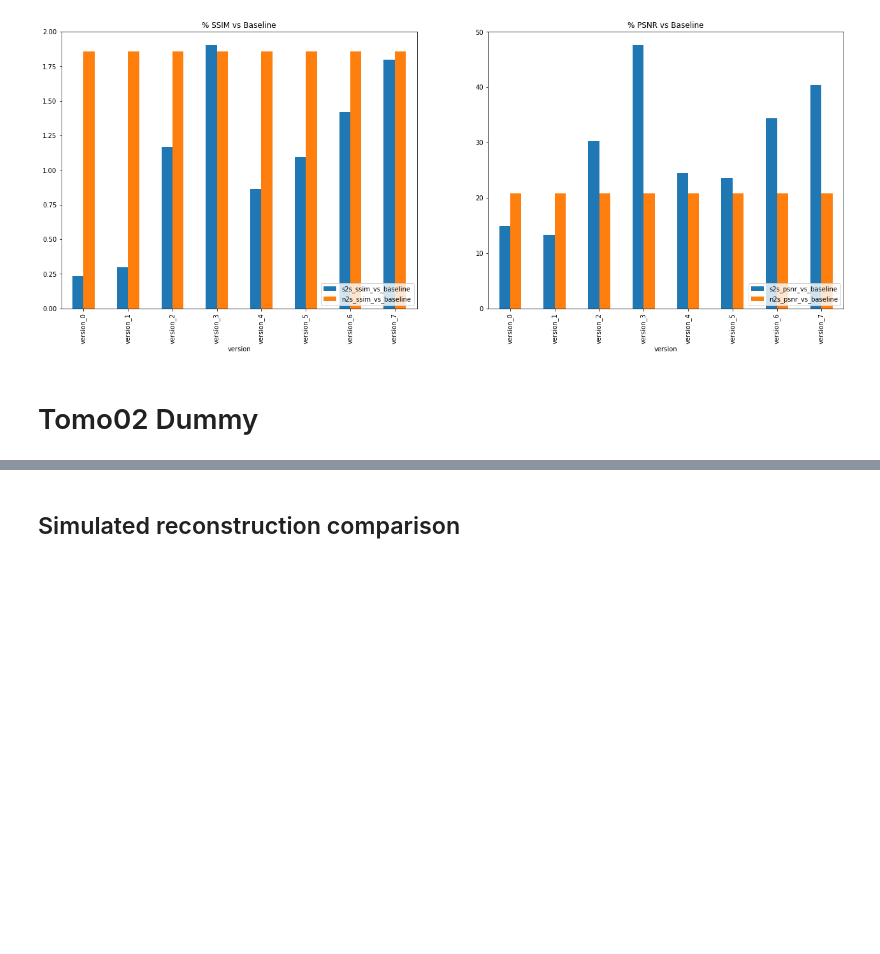
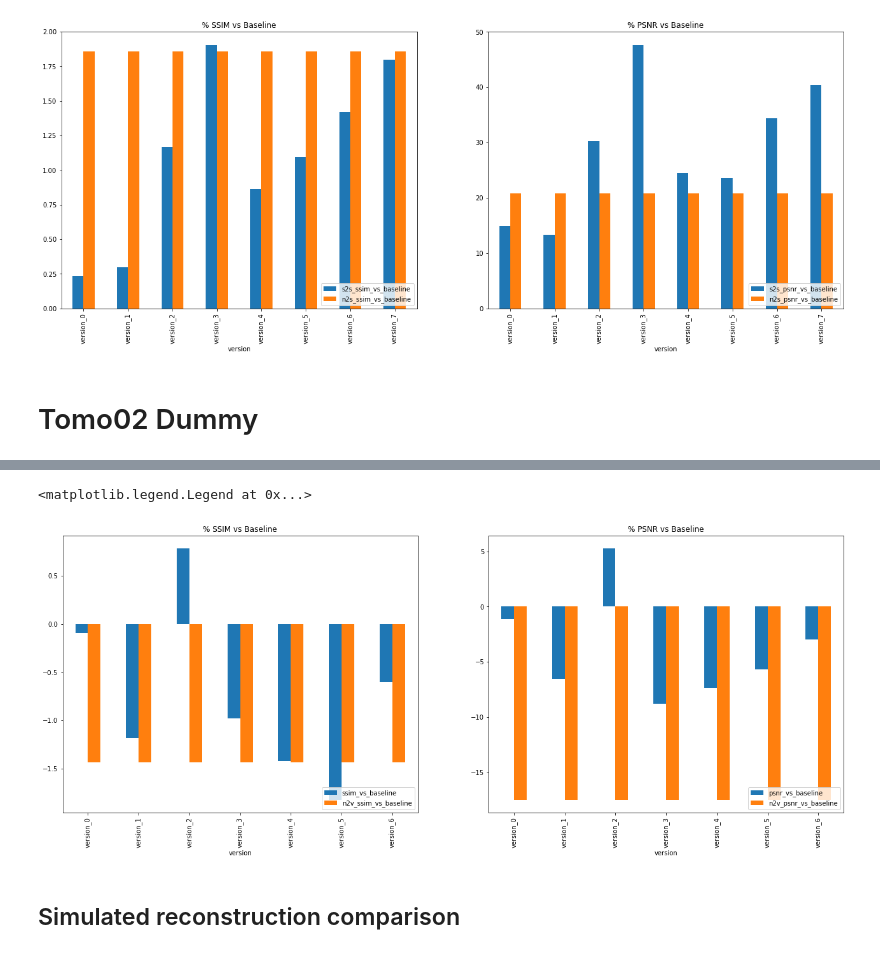
Before and after one commit to Fickincool/master-thesis, a Jupyter notebook: Notebooks/6.00_self2selfDenoising/6.10_summary_tables.ipynb, the cells around one changed output, grey strips where cells are left out. Saved outputs shown, nothing was run; the diff lists cells and outputs as text; code cells hidden in the pictures; blank space fills up the shorter version.

Commit message:
Training and prediction pipeline working good. Experiments for comparing implemented denoising methods.

```diff
--- a/Notebooks/6.00_self2selfDenoising/6.10_summary_tables.ipynb
+++ b/Notebooks/6.00_self2selfDenoising/6.10_summary_tables.ipynb
@@ -70,7 +71,7 @@ def get_metrics(tomo_path, gt_tomo_path):
 def logdir_to_dataframe(logdir):
     data_log = []
     keys = ['Version_comment', 'transform', 'full_tomo_psnr', 'full_tomo_ssim', 'baseline_psnr', 'baseline_ssim',
-            'tomo_path', 'gt_tomo_path']
+            'tomo_path', 'gt_tomo_path', 'use_deconv_as_target', 'predict_simRecon', 'use_deconv_data']
 
     all_logs = glob(logdir+'*/*.yaml')
 
@@ -110,16 +111,19 @@ def logdir_to_dataframe(logdir):
     data_log[['full_tomo_psnr', 'full_tomo_ssim']] = data_log[['full_tomo_psnr', 'full_tomo_ssim']].astype(float)
     data_log[['baseline_psnr', 'baseline_ssim']] = data_log[['baseline_psnr', 'baseline_ssim']].astype(float)
 
+    data_log['baseline_psnr_best'] = data_log.baseline_psnr.max()
+    data_log['baseline_ssim_best'] = data_log.baseline_ssim.max()
+
     tomo_path = data_log.tomo_path.map(lambda x: x.split('/')[-1] if x is not None else x)
     gt_tomo_path = data_log.gt_tomo_path.map(lambda x: x.split('/')[-1] if x is not None else x)
 
     data_log.drop(['tomo_path', 'gt_tomo_path'], axis=1, inplace=True)
     data_log['tomo_path'], data_log['gt_tomo_path'] = [tomo_path, gt_tomo_path]
 
-    _vals = 100*data_log[['full_tomo_ssim', 'n2v_ssim']].apply(lambda x: (x-data_log['baseline_ssim'])/data_log['baseline_ssim'])
+    _vals = 100*data_log[['full_tomo_ssim', 'n2v_ssim']].apply(lambda x: (x-data_log['baseline_ssim_best'])/data_log['baseline_ssim_best'])
     data_log['ssim_vs_baseline'], data_log['n2v_ssim_vs_baseline'] = zip(*_vals.values)
 
-    _vals = 100*data_log[['full_tomo_psnr', 'n2v_psnr']].apply(lambda x: (x-data_log['baseline_psnr'])/data_log['baseline_psnr'])
+    _vals = 100*data_log[['full_tomo_psnr', 'n2v_psnr']].apply(lambda x: (x-data_log['baseline_psnr_best'])/data_log['baseline_psnr_best'])
     data_log['psnr_vs_baseline'], data_log['n2v_psnr_vs_baseline'] = zip(*_vals.values)
 
     return data_log
@@ -193,0 +200,6 @@ ax1.legend(loc='lower right')
+# %%
+logdir = 'data/S2SDenoising/tryout_model_logs/tomo02_dummy/normal_vs_deconvolved_comparison/'
+logdir = os.path.join(PARENT_PATH, logdir)
+
+data_log = logdir_to_dataframe(logdir)
+data_log
@@ -194,3 +215,15 @@ ax1.legend(loc='lower right')
+# %%
+fig, (ax0, ax1) = plt.subplots(1, 2, figsize=(22, 8))
+data_log[['version', 'ssim_vs_baseline', 'n2v_ssim_vs_baseline']].plot.bar(x='version', ax=ax0)
+ax0.set_title('% SSIM vs Baseline')
+ax0.legend(loc='lower right')
+
+data_log[['version', 'psnr_vs_baseline', 'n2v_psnr_vs_baseline']].plot.bar(x='version', ax=ax1)
+ax1.set_title('% PSNR vs Baseline')
+ax1.legend(loc='lower right')
+# %% [output]
+<matplotlib.legend.Legend at 0x...>
+[figure, added]
 # %% [markdown]
 ## Simulated reconstruction comparison
 # %%
```
Also changed, not shown: parts of 3 cells of this notebook, 7 other files.
